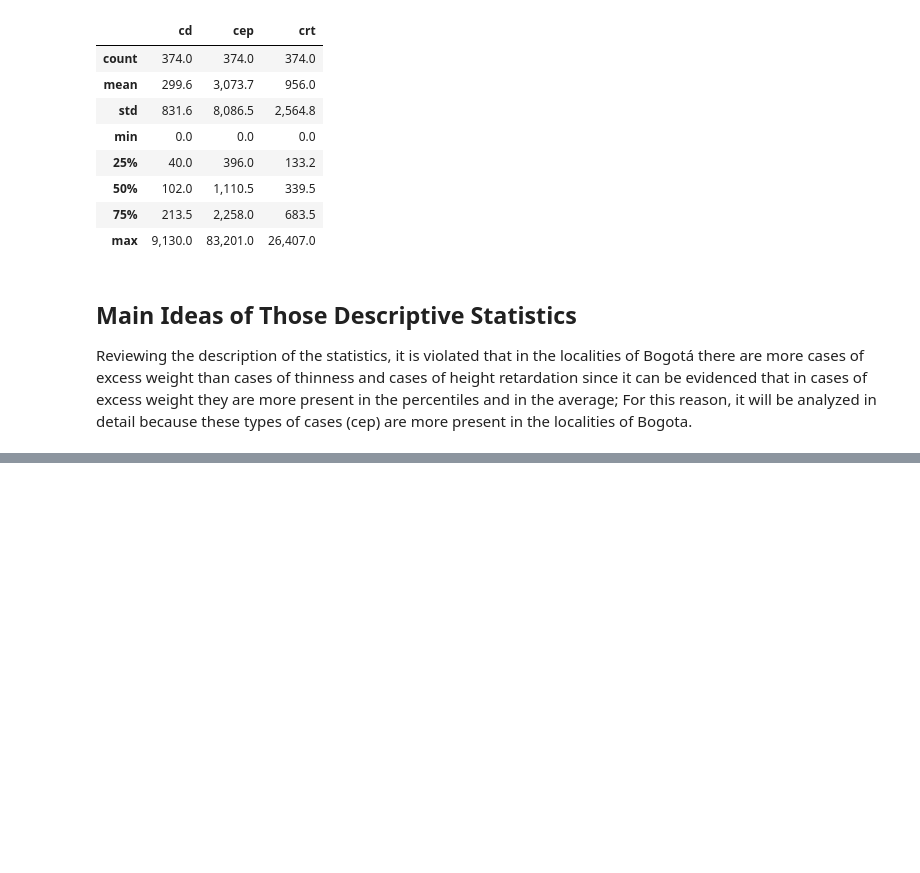
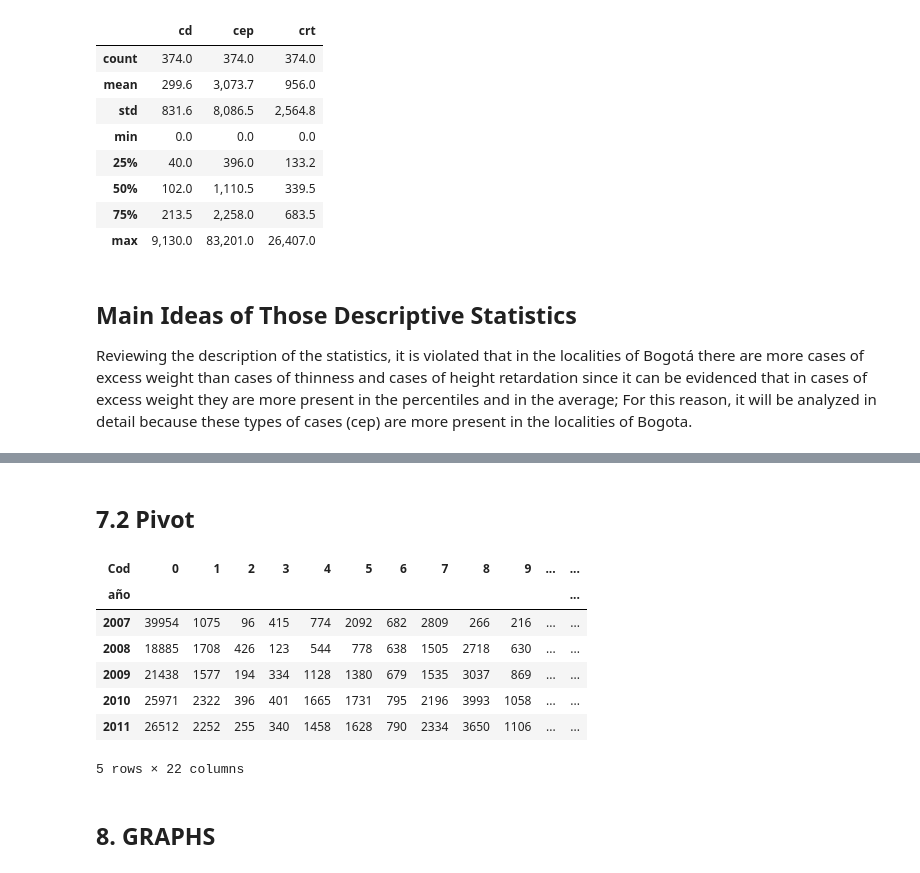
Before and after one commit to Duban1922/Dub_1922, a Jupyter notebook: pandas.ipynb, the cells around one changed output, grey strips where cells are left out. Saved outputs shown, nothing was run; the diff lists cells and outputs as text; code cells hidden in the pictures; blank space fills up the shorter version.

```diff
--- a/pandas.ipynb
+++ b/pandas.ipynb
@@ -136,0 +194,23 @@ Reviewing the description of the statistics, it is violated that in the localiti
+# %% [markdown]
+## 7.2 Pivot
+# %%
+## Be careful you must use the indexed dataframe (n)
+
+## Example
+### columnas = year
+### columnas = codigo del pais
+### = Varibale = Casos de peso
+
+pivot1 = n.pivot(index = "año", columns = "Cod", values = "cep")
+pivot1.head()
+# %% [output]
+| Cod | 0 | 1 | 2 | 3 | 4 | 5 | 6 | 7 | 8 | 9 | ... | ... |
+| año |  |  |  |  |  |  |  |  |  |  |  | ... |
+| 2007 | 39954 | 1075 | 96 | 415 | 774 | 2092 | 682 | 2809 | 266 | 216 | ... | ... |
+| 2008 | 18885 | 1708 | 426 | 123 | 544 | 778 | 638 | 1505 | 2718 | 630 | ... | ... |
+| 2009 | 21438 | 1577 | 194 | 334 | 1128 | 1380 | 679 | 1535 | 3037 | 869 | ... | ... |
+| 2010 | 25971 | 2322 | 396 | 401 | 1665 | 1731 | 795 | 2196 | 3993 | 1058 | ... | ... |
+| 2011 | 26512 | 2252 | 255 | 340 | 1458 | 1628 | 790 | 2334 | 3650 | 1106 | ... | ... |
+5 rows × 22 columns
+# %% [markdown]
+## 8. GRAPHS
```
Also changed, not shown: parts of 14 cells of this notebook.
